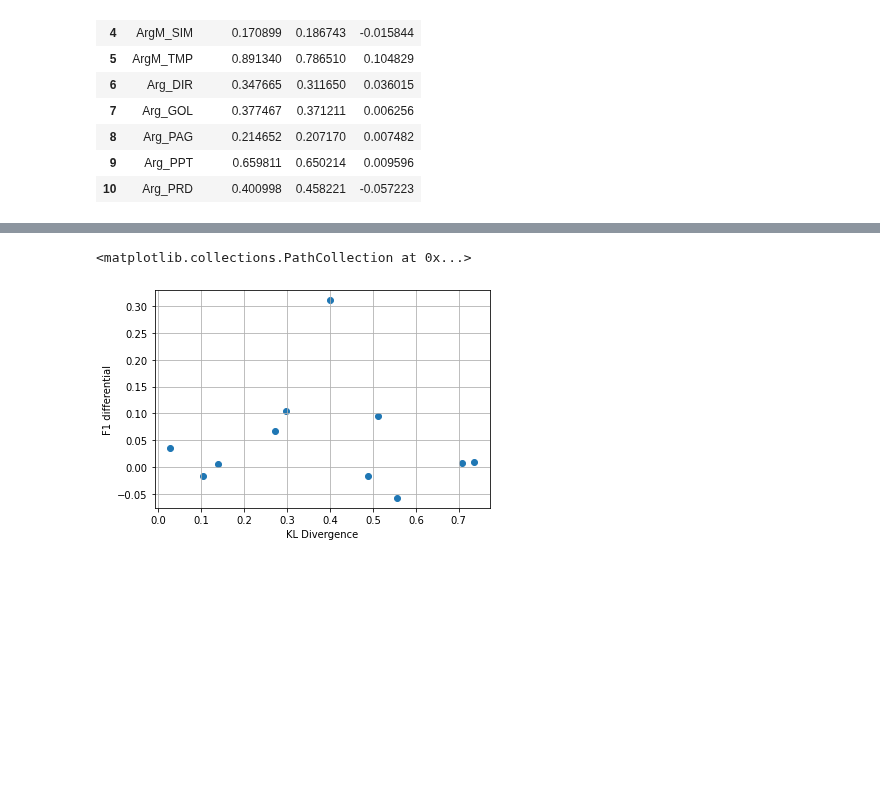
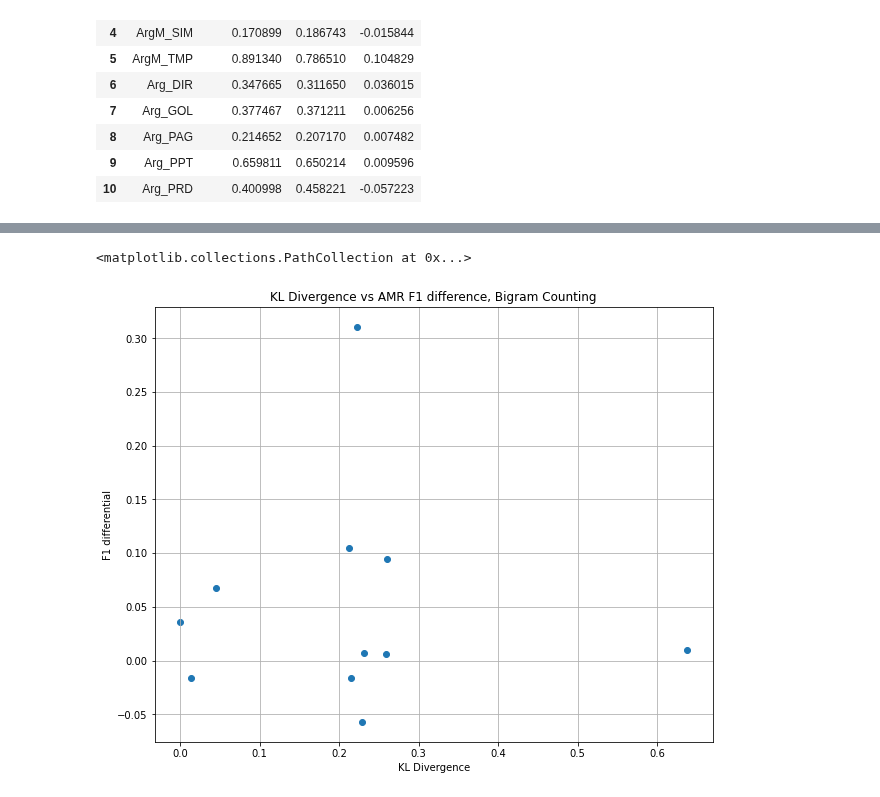
Before and after one commit to ShoRit/flow_graphs, a Jupyter notebook: code/analysis_notebooks/amr_correlation_analysis.ipynb, the cells around one changed output, grey strips where cells are left out. Saved outputs shown, nothing was run; the diff lists cells and outputs as text; code cells hidden in the pictures; blank space fills up the shorter version.

```diff
--- a/code/analysis_notebooks/amr_correlation_analysis.ipynb
+++ b/code/analysis_notebooks/amr_correlation_analysis.ipynb
@@ -197,8 +197,8 @@ def kl_divergence(src_distro_counter, tgt_distro_counter):
 
     divergence = 0
     for key in all_keys:
-        p_x = src_distro_counter.get(key, 0)/src_norm
-        q_x = tgt_distro_counter.get(key, 0)/tgt_norm
+        p_x = src_distro_counter.get(key, 1)/src_norm
+        q_x = tgt_distro_counter.get(key, 1)/tgt_norm
 
         if p_x == 0 or q_x == 0:
             continue
@@ -217,7 +217,7 @@ kl_divergence(unigram_counters["mscorpus"]["train"]["ALL"], unigram_counters["ri
 # %%
 kl_div_dicts = []
 
-counters = atomic_counters
+counters = bigram_counters
 
 for src_dataset in datasets:
     for tgt_dataset in datasets:
@@ -261,10 +282,11 @@ joint_df = div_msc_risec.merge(msc_risec_df, on="label")
 # %%
-fig, ax = plt.subplots()
+fig, ax = plt.subplots(figsize=(10,8))
+ax.set_title("KL Divergence vs AMR F1 difference, Bigram Counting")
 ax.grid()
 ax.set_xlabel("KL Divergence")
 ax.set_ylabel("F1 differential")
 
 ax.scatter(x=joint_df["KL_divergence"], y=joint_df["diff"])
 # %% [output]
 <matplotlib.collections.PathCollection at 0x...>
-[figure, old version]
+[figure, new version]
```
Also changed, not shown: parts of 5 cells of this notebook, 2 other files.
